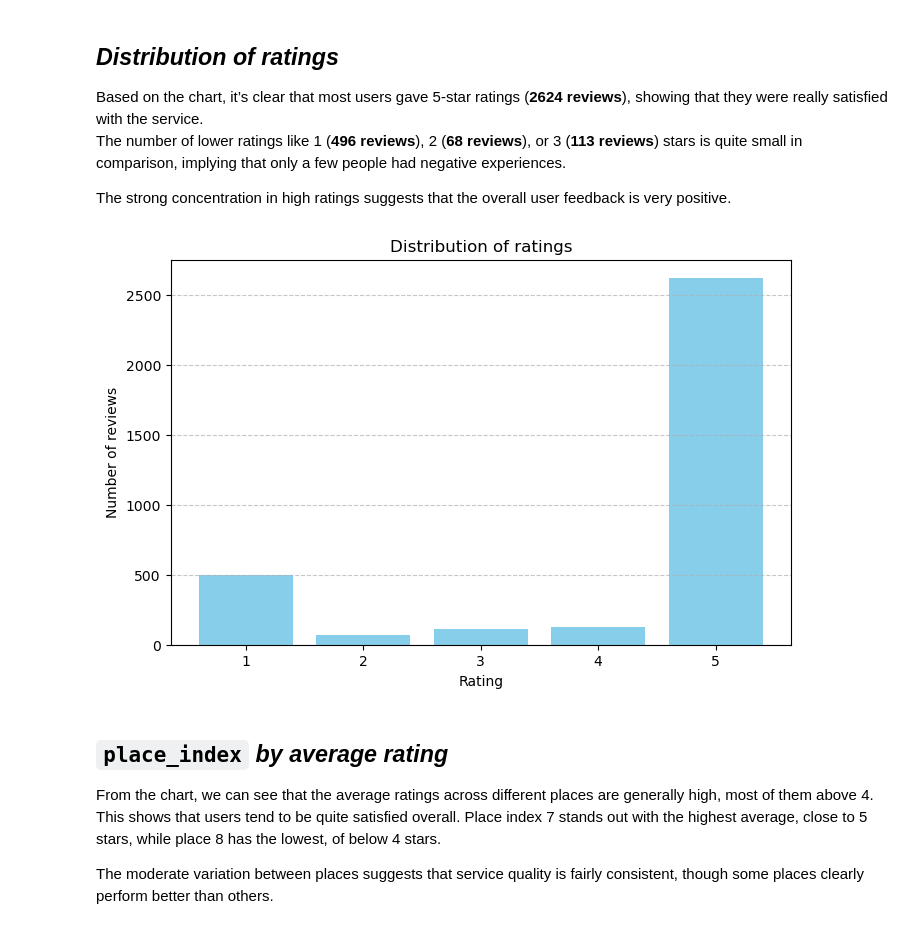
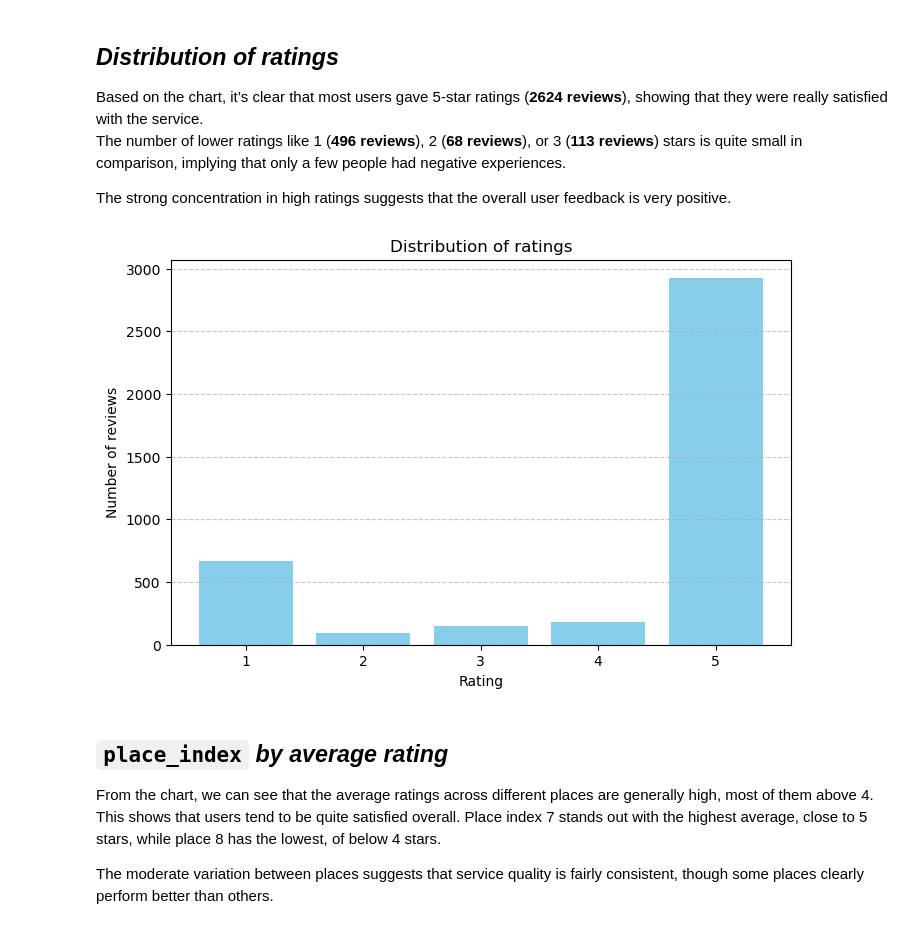
Before and after one commit to Ngoc-Cac/kfc-reviews-with-bigdata, a Jupyter notebook: sentiment_analysis/eda.ipynb, the cells around one changed output. Drawn from its saved outputs; the diff is of its cells as text; code cells hidden in the pictures.

Commit message:
Update EDA 4k reviews

```diff
--- a/sentiment_analysis/eda.ipynb
+++ b/sentiment_analysis/eda.ipynb
@@ -18,9 +25,9 @@ part-00000-12eb2afc-eb67-4343-ae57-bcf3247f5ba5-c000.snappy.parquet  _SUCCESS
 # %%
 review_fp = "hdfs://namenode:9000/review_data/preprocessed"
-df = spark.read.csv(review_fp, header=True, inferSchema=True)
+df = spark.read.parquet(review_fp, header=True, inferSchema=True)
 df.printSchema()
 print(f'Total reviews: {df.count()}')
-df.show(5)
+df.show(20)
 # %% [output]
 root
  |-- review: string (nullable = true)
@@ -101,24 +87,24 @@ The number of lower ratings like 1 (**496 reviews**), 2 (**68 reviews**), or 3 (
 
 The strong concentration in high ratings suggests that the overall user feedback is very positive.
 # %%
-rating_distribution = df_parquet.groupBy('rating').count().orderBy('rating')
+rating_distribution = df.groupBy('rating').count().orderBy('rating')
 
 data = rating_distribution.collect()
 ratings = [row['rating'] for row in data]
 counts = [row['count'] for row in data]
 
 plt.figure(figsize=(8, 5))
 plt.title('Distribution of ratings')
 
 plt.bar(ratings, counts, color='skyblue')
 
 plt.xlabel('Rating')
 plt.xticks(ratings)
 plt.ylabel('Number of reviews')
 
 plt.grid(axis='y', linestyle='--', alpha=0.7);
 # %% [output]
-[figure, old version]
+[figure, new version]
 # %% [markdown]
 ## `place_index` *by average rating*
 
```
Also changed, not shown: parts of 28 cells of this notebook.
